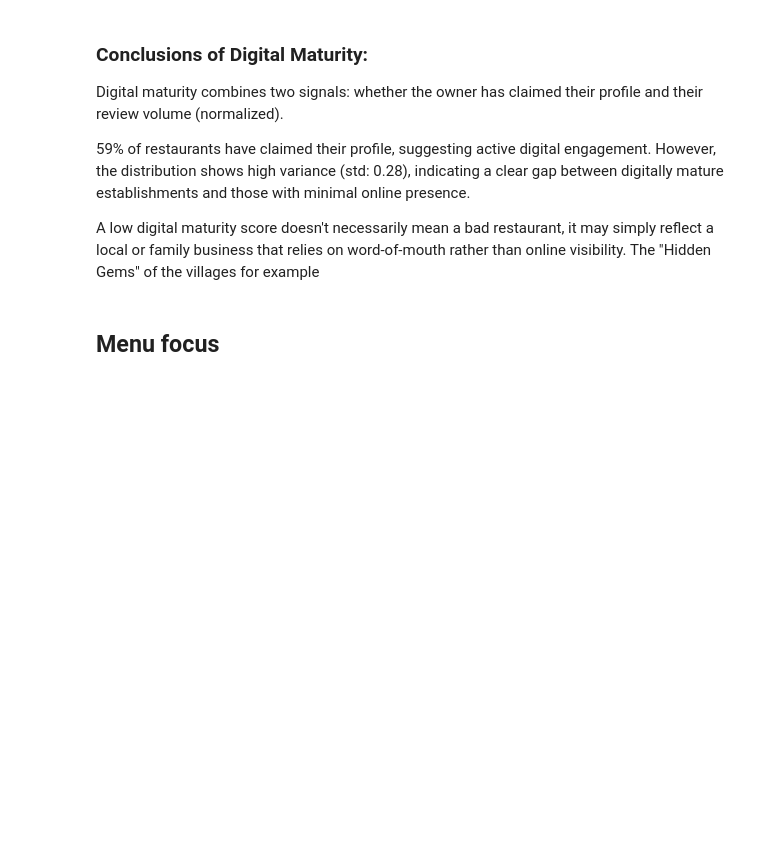
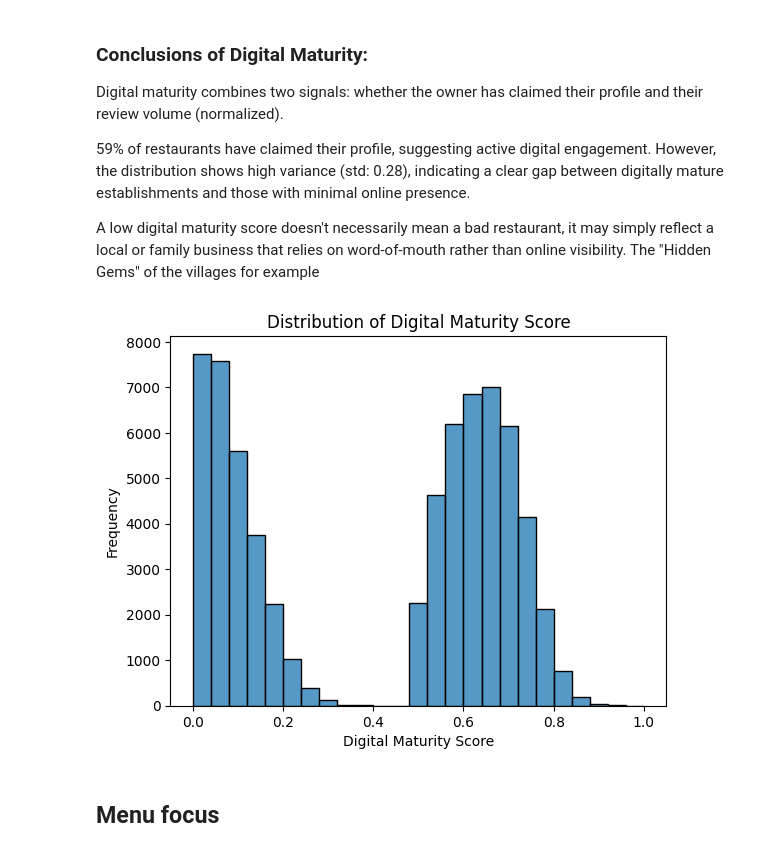
Before and after one commit to AlexMateu21/Final-Project, a Jupyter notebook: notebooks/EDA.ipynb, the cells around one changed output. Drawn from its saved outputs; the diff is of its cells as text; code cells hidden in the pictures; blank space fills up the shorter version.

```diff
--- a/notebooks/EDA.ipynb
+++ b/notebooks/EDA.ipynb
@@ -725,6 +756,15 @@ Digital maturity combines two signals: whether the owner has claimed their profi
 However, the distribution shows high variance (std: 0.28), indicating a clear gap between digitally mature establishments and those with minimal online presence.
 
 A low digital maturity score doesn't necessarily mean a bad restaurant, it may simply reflect a local or family business that relies on word-of-mouth rather than online visibility. The "Hidden Gems" of the villages for example
+# %%
+# we will also make a graph to see the distribution of the digital maturity score to see if it makes sense
+sns.histplot(df_final["digital_maturity"], bins=25)
+plt.title("Distribution of Digital Maturity Score")
+plt.xlabel("Digital Maturity Score")
+plt.ylabel("Frequency")
+plt.show()
+# %% [output]
+[figure, added]
 # %% [markdown]
 ## Menu focus
 # %%
```
Also changed, not shown: parts of 54 cells of this notebook.
